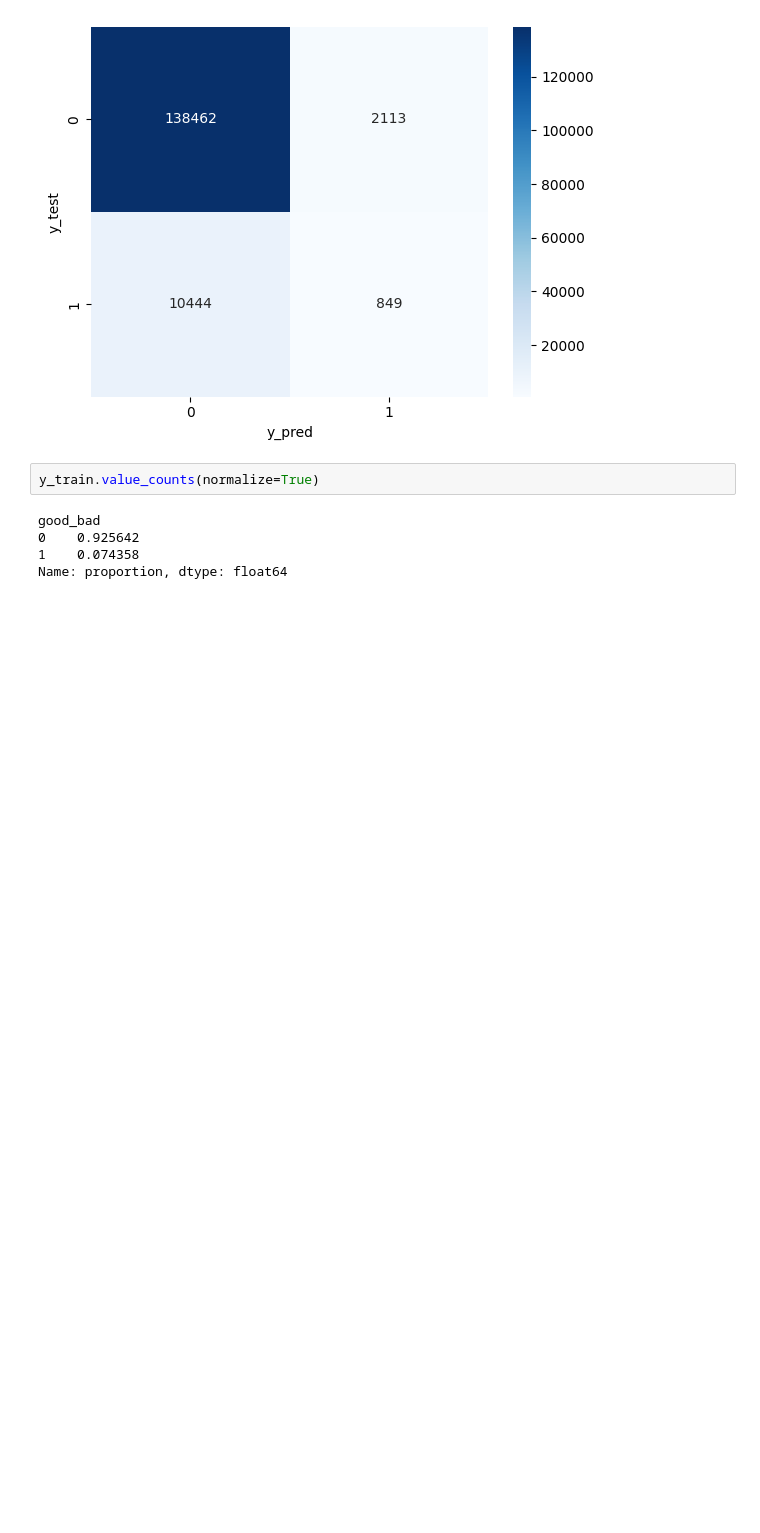
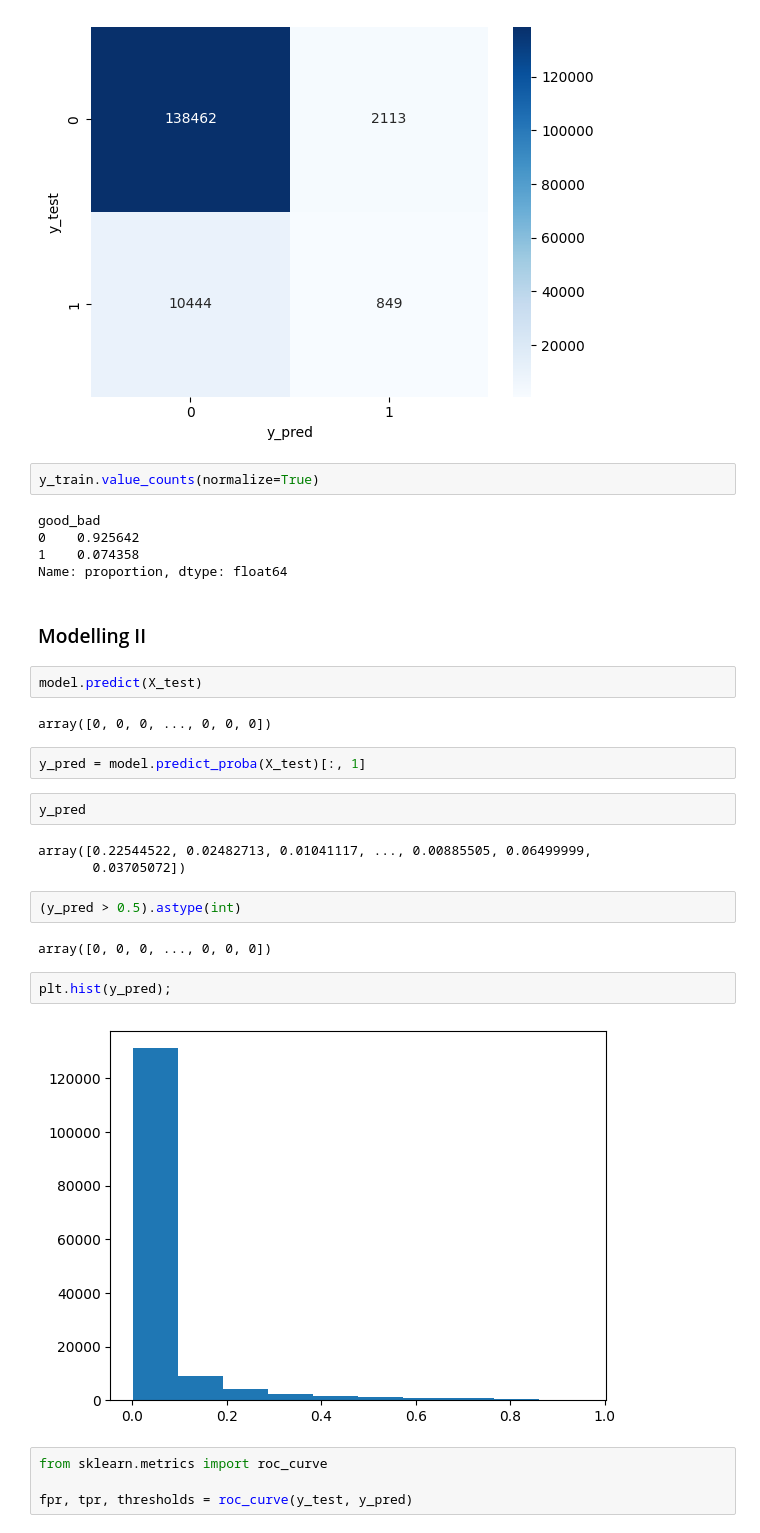
Before and after one commit to FemasAriandaRizki/credit_risk_model, a Jupyter notebook: Credit Risk Model.ipynb, the cells around one changed output. Drawn from its saved outputs; the diff is of its cells as text; blank space fills up the shorter version.

Commit message:
modelling 2, final commit

```diff
--- a/Credit Risk Model.ipynb
+++ b/Credit Risk Model.ipynb
@@ -621,3 +622,28 @@ good_bad
 0    0.925642
 1    0.074358
 Name: proportion, dtype: float64
+# %% [markdown]
+### Modelling II
+# %%
+model.predict(X_test)
+# %% [output]
+array([0, 0, 0, ..., 0, 0, 0])
+# %%
+y_pred = model.predict_proba(X_test)[:, 1]
+# %%
+y_pred
+# %% [output]
+array([0.22544522, 0.02482713, 0.01041117, ..., 0.00885505, 0.06499999,
+       0.03705072])
+# %%
+(y_pred > 0.5).astype(int)
+# %% [output]
+array([0, 0, 0, ..., 0, 0, 0])
+# %%
+plt.hist(y_pred);
+# %% [output]
+[figure, added]
+# %%
+from sklearn.metrics import roc_curve
+
+fpr, tpr, thresholds = roc_curve(y_test, y_pred)
```
Also changed, not shown: parts of 8 cells of this notebook.
